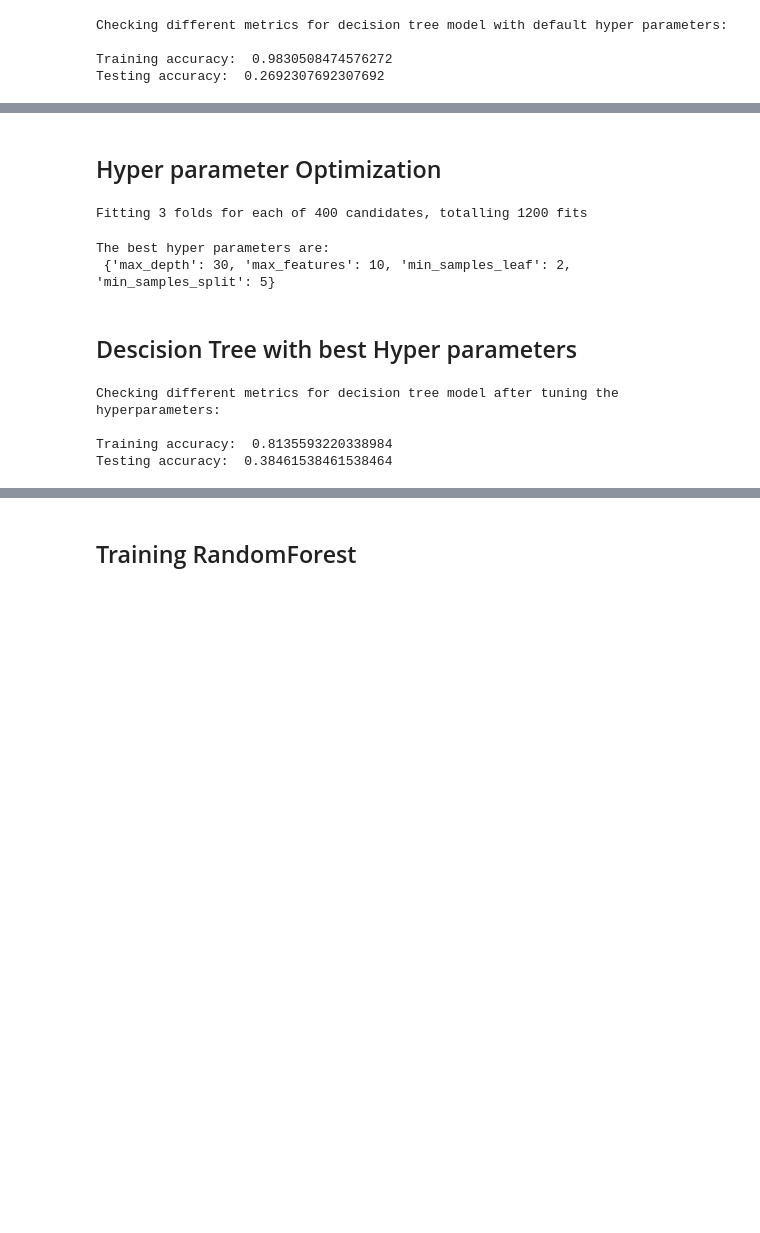
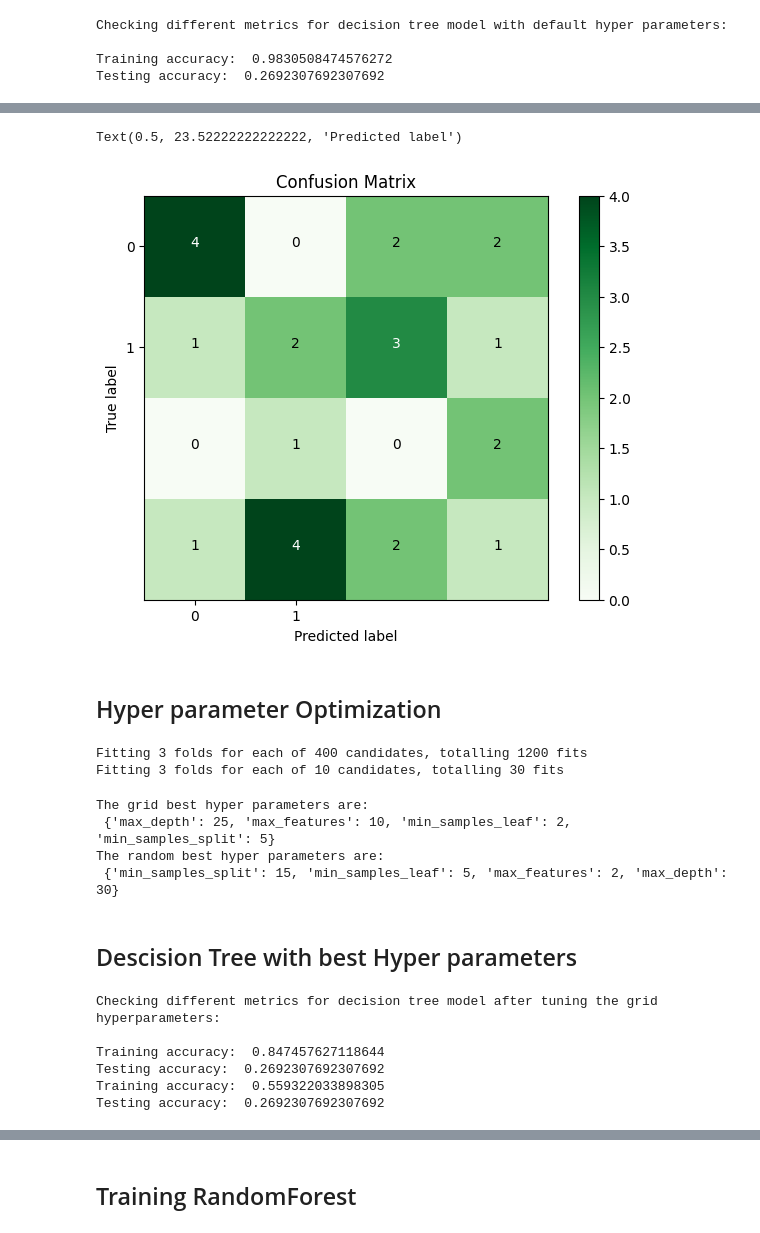
Before and after one commit to refido/tingkat-keaktifan-lembaga-kemanusiaan, a Jupyter notebook: kuis2.ipynb, the cells around one changed output, grey strips where cells are left out. Cells and saved outputs as stored; diff of their text form; code cells hidden in the pictures; blank space fills up the shorter version.

```diff
--- a/kuis2.ipynb
+++ b/kuis2.ipynb
@@ -198,3 +216,26 @@ Testing accuracy:  0.2692307692307692
+# %%
+classes = [0, 1]
+
+plt.imshow(conf, interpolation='nearest', cmap=plt.cm.Greens)
+plt.title("Confusion Matrix")
+plt.colorbar()
+tick_marks = np.arange(len(classes))
+plt.xticks(tick_marks, classes)
+plt.yticks(tick_marks, classes)
+
+fmt = 'd'
+thresh = conf.max() / 2.
+for i, j in itertools.product(range(conf.shape[0]), range(conf.shape[1])):
+    plt.text(j, i, format(conf[i, j], fmt),
+             horizontalalignment="center",
+             color="white" if conf[i, j] > thresh else "black")
+
+plt.tight_layout()
+plt.ylabel('True label')
+plt.xlabel('Predicted label')
+# %% [output]
+Text(0.5, 23.52222222222222, 'Predicted label')
+[figure, added]
 # %% [markdown]
 ## Hyper parameter Optimization
 # %%
@@ -211,14 +252,23 @@ hyperT = dict(max_depth = max_depth, min_samples_split = min_samples_split,
 #Applying GridSearchCV to get the best value for hyperparameters
 gridT = GridSearchCV(tree, hyperT, cv = 3, verbose = 1, n_jobs = -1)
 bestT = gridT.fit(x_train, y_train)
+
+#Applying RandomizedSearchCV to get the best value for hyperparameters
+randomT = RandomizedSearchCV(tree, hyperT, cv = 3, verbose = 1, n_jobs = -1)
+bestT = randomT.fit(x_train, y_train)
 # %% [output]
 Fitting 3 folds for each of 400 candidates, totalling 1200 fits
+Fitting 3 folds for each of 10 candidates, totalling 30 fits
 # %%
 #Printing the best hyperparameters
-print('The best hyper parameters are: \n',gridT.best_params_)
+print('The grid best hyper parameters are: \n',gridT.best_params_)
+
+print('The random best hyper parameters are: \n',randomT.best_params_)
 # %% [output]
-The best hyper parameters are:
- {'max_depth': 30, 'max_features': 10, 'min_samples_leaf': 2, 'min_samples_split': 5}
+The grid best hyper parameters are:
+ {'max_depth': 25, 'max_features': 10, 'min_samples_leaf': 2, 'min_samples_split': 5}
+The random best hyper parameters are:
+ {'min_samples_split': 15, 'min_samples_leaf': 5, 'max_features': 2, 'max_depth': 30}
 # %% [markdown]
 ## Descision Tree with best Hyper parameters
 # %%
@@ -229,11 +284,19 @@ pred_tree1 = tree1.predict(x_test)
 # %%
 #Checking different metrics for decision tree model after tuning the hyperparameters
-print('Checking different metrics for decision tree model after tuning the hyperparameters:\n')
-print("Training accuracy: ",tree1.score(x_train,y_train))
+print('Checking different metrics for decision tree model after tuning the grid hyperparameters:\n')
+train_score = tree1.score(x_train,y_train)
+print("Training accuracy: ", train_score)
 acc_score = accuracy_score(y_test, pred_tree1)
 print('Testing accuracy: ',acc_score)
+
+train_score = tree2.score(x_train,y_train)
+print("Training accuracy: ", train_score)
+acc_score = accuracy_score(y_test, pred_tree1)
+print('Testing accuracy: ',acc_score)
 # %% [output]
-Checking different metrics for decision tree model after tuning the hyperparameters:
+Checking different metrics for decision tree model after tuning the grid hyperparameters:
 
-Training accuracy:  0.8135593220338984
-Testing accuracy:  0.38461538461538464
+Training accuracy:  0.847457627118644
+Testing accuracy:  0.2692307692307692
+Training accuracy:  0.559322033898305
+Testing accuracy:  0.2692307692307692
```
Also changed, not shown: parts of 21 cells of this notebook, 1 other file.
